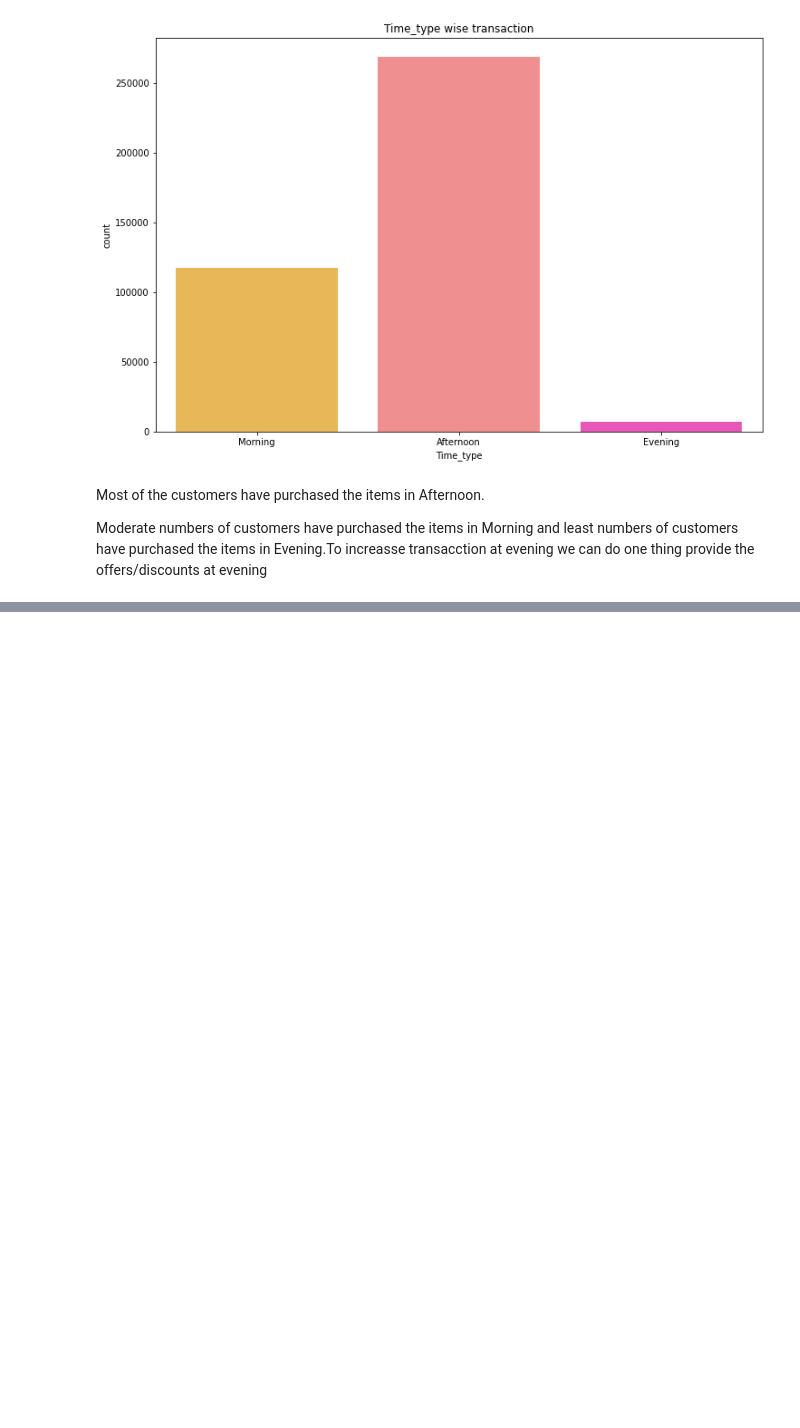
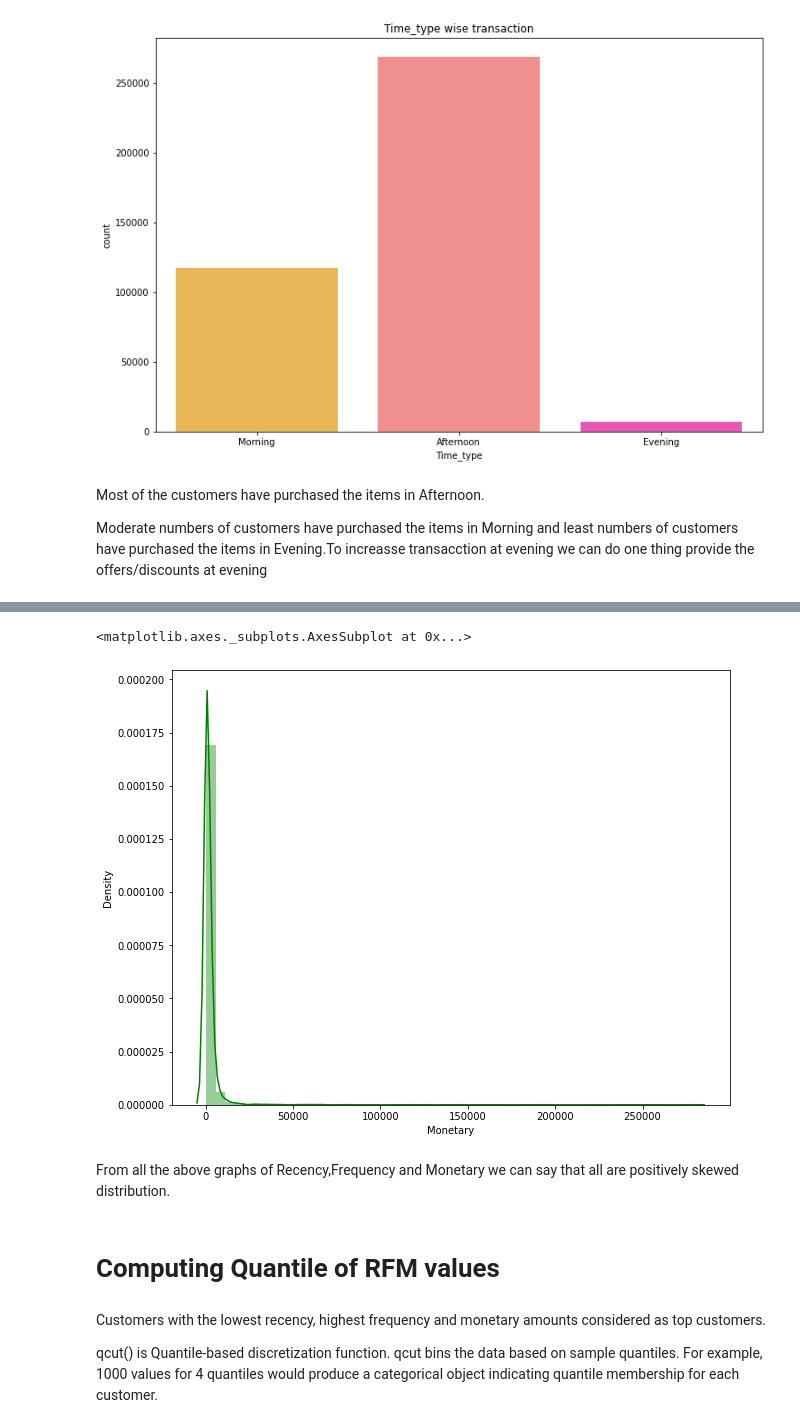
Before and after one commit to Tanushri920/Online-Retail-Customer-Segmentation, a Jupyter notebook: Online_Retail_Customer_Segmentation_Capstone_Project.ipynb, the cells around one changed output, grey strips where cells are left out. Saved outputs shown, nothing was run; the diff lists cells and outputs as text; code cells hidden in the pictures; blank space fills up the shorter version.

```diff
--- a/Online_Retail_Customer_Segmentation_Capstone_Project.ipynb
+++ b/Online_Retail_Customer_Segmentation_Capstone_Project.ipynb
@@ -533,0 +626,17 @@ Moderate numbers of customers have purchased the items in Morning and least numb
+# %%
+#Monetry distribution plot
+import seaborn as sns
+x = rfm_model['Monetary']
+plt.figure(figsize=(10,8))
+sns.distplot(x,color='g')
+# %% [output]
+<matplotlib.axes._subplots.AxesSubplot at 0x...>
+[figure, added]
+# %% [markdown]
+From all the above graphs of Recency,Frequency and Monetary we can say that all are positively skewed distribution.
+# %% [markdown]
+# **Computing Quantile of RFM values**
+# %% [markdown]
+Customers with the lowest recency, highest frequency and monetary amounts considered as top customers.
+
+qcut() is Quantile-based discretization function. qcut bins the data based on sample quantiles. For example, 1000 values for 4 quantiles would produce a categorical object indicating quantile membership for each customer.
```
Also changed, not shown: parts of 18 cells of this notebook.
